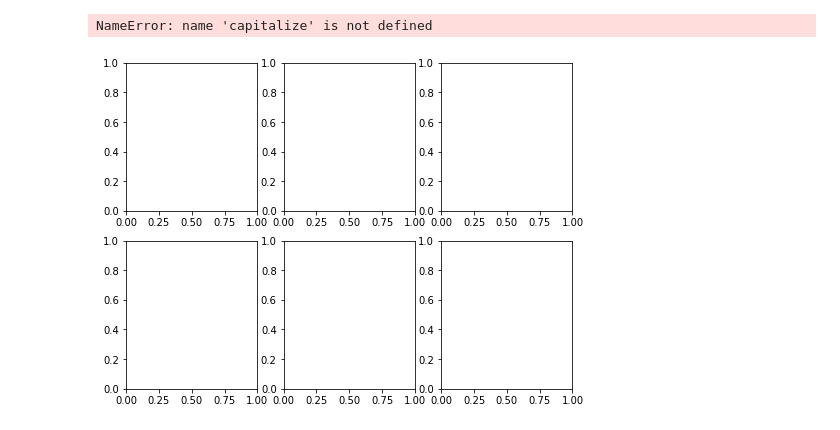
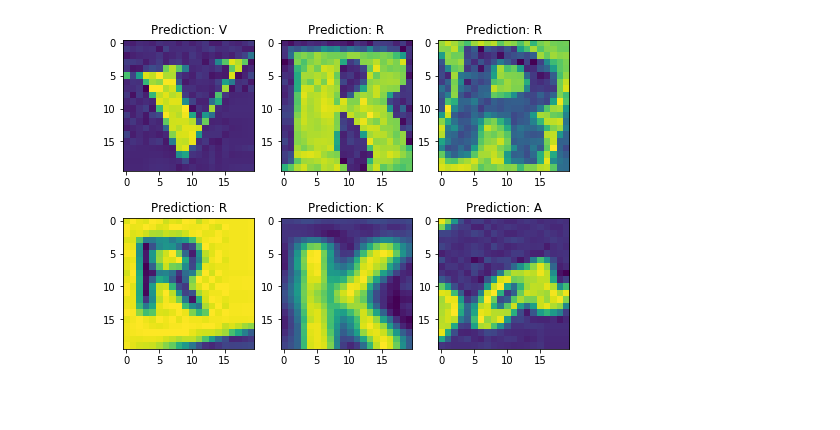
Before and after one commit to bendiknordeng/Machine-learning, a Jupyter notebook: Assignment 5/ANN.ipynb, the cells around one changed output. Drawn from its saved outputs; the diff is of its cells as text; code cells hidden in the pictures; blank space fills up the shorter version.

```diff
--- a/Assignment 5/ANN.ipynb
+++ b/Assignment 5/ANN.ipynb
@@ -59,27 +38,40 @@ i => 1.35%
 # %%
+import random
+import matplotlib.pyplot as plt
 fig, axs = plt.subplots(2,3, figsize = (8,6))
-pred = clf.predict([feature_reduced_data[0]])
+img = random.randint(0,7112)
+pred = clf.predict([feature_reduced_data[img]])
 axs[0,0].set_title('Prediction: ' + pred[0].capitalize())
-axs[0,0].imshow(images[0])
-pred = clf.predict([feature_reduced_data[1000]])
-axs[0,0].set_title('Prediction: ' + pred[0].capitalize())
-axs[0,1].imshow(images[1000])
-pred = clf.predict([feature_reduced_data[2000]])
-axs[0,0].set_title('Prediction: ' + pred[0].capitalize())
-axs[0,2].imshow(images[2000])
-pred = clf.predict([feature_reduced_data[3000]])
-axs[0,0].set_title('Prediction: ' + pred[0].capitalize())
-axs[1,0].imshow(images[3000])
-pred = clf.predict([feature_reduced_data[4000]])
-axs[0,0].set_title('Prediction: ' + capitalize(pred[0]))
-axs[1,1].imshow(images[4000])
-pred = clf.predict([feature_reduced_data[5000]])
-axs[0,0].set_title('Prediction: ' + capitalize(pred[0]))
-axs[1,2].imshow(images[5000])
+axs[0,0].imshow(images[img])
+
+img = random.randint(0,7112)
+pred = clf.predict([feature_reduced_data[img]])
+axs[0,1].set_title('Prediction: ' + pred[0].capitalize())
+axs[0,1].imshow(images[img])
+
+img = random.randint(0,7112)
+pred = clf.predict([feature_reduced_data[img]])
+axs[0,2].set_title('Prediction: ' + pred[0].capitalize())
+axs[0,2].imshow(images[img])
+
+img = random.randint(0,7112)
+pred = clf.predict([feature_reduced_data[img]])
+axs[1,0].set_title('Prediction: ' + pred[0].capitalize())
+axs[1,0].imshow(images[img])
+
+img = random.randint(0,7112)
+pred = clf.predict([feature_reduced_data[img]])
+axs[1,1].set_title('Prediction: ' + pred[0].capitalize())
+axs[1,1].imshow(images[img])
+
+img = random.randint(0,7112)
+pred = clf.predict([feature_reduced_data[img]])
+axs[1,2].set_title('Prediction: ' + pred[0].capitalize())
+axs[1,2].imshow(images[img])
+
 plt.show()
 # %% [output]
-NameError: name 'capitalize' is not defined
-[figure, old version]
+[figure, new version]
 # %%
 tools.plot_confusion_matrix(y_test, clf.predict(X_test), clf.classes_, "Confusion matrix")
 # %% [output]
```
Also changed, not shown: parts of 4 cells of this notebook.
